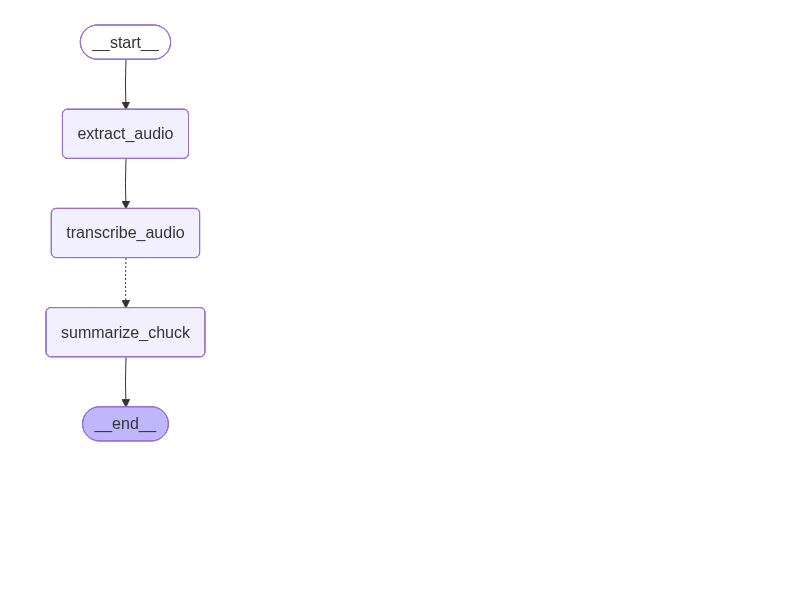
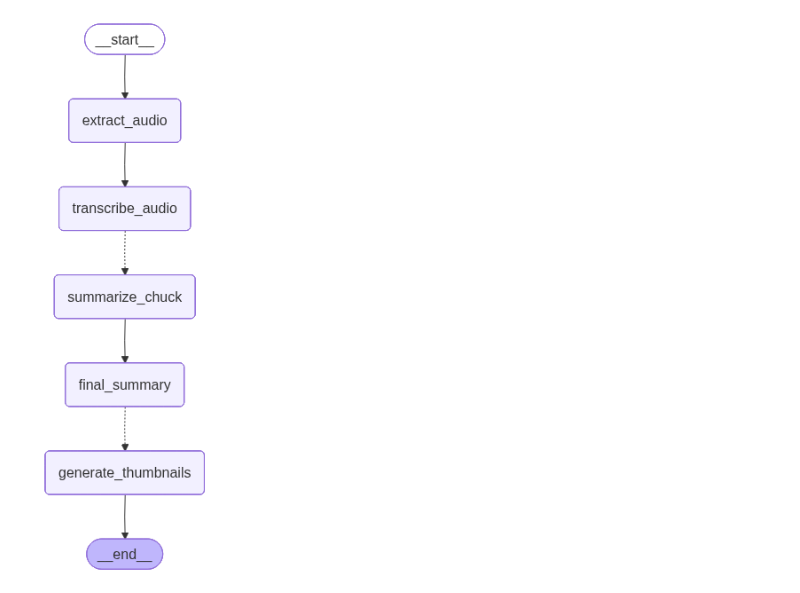
Before and after one commit to Jinwook-Song/ai_playground, a Jupyter notebook: youtube-thumbnail-maker/main.ipynb, the cells around one changed output. Saved outputs shown, nothing was run; the diff lists cells and outputs as text; code cells hidden in the pictures; blank space fills up the shorter version.

Commit message:
feat(youtube-thumbnail-maker): thumbnail & sketcher

```diff
--- a/youtube-thumbnail-maker/main.ipynb
+++ b/youtube-thumbnail-maker/main.ipynb
@@ -8,6 +8,7 @@ import textwrap
 from langchain.chat_models import init_chat_model
 from typing_extensions import Annotated
 import operator
+import base64
 
 llm = init_chat_model("openai:gpt-5-mini-2025-08-07")
 
@@ -17,6 +18,9 @@ class State(TypedDict):
     audio_file: str
     transcription: str
     summaries: Annotated[list[str], operator.add]
+    thnmbnail_prompts: Annotated[list[str], operator.add]
+    thnmbnail_sketches: Annotated[list[str], operator.add]
+    final_summary: str
 # %%
 def extract_audio(state: State):
     output_file = state["video_file"].replace(".mp4", ".mp3")
@@ -72,23 +143,29 @@ def summarize_chuck(chunk: dict):
 # %%
 graph_builder = StateGraph(State)
 
 graph_builder.add_node("extract_audio", extract_audio)
 graph_builder.add_node("transcribe_audio", transcribe_audio)
 graph_builder.add_node("summarize_chuck", summarize_chuck)
+graph_builder.add_node("final_summary", final_summary)
+graph_builder.add_node("generate_thumbnails", generate_thumbnails)
 
 
 graph_builder.add_edge(START, "extract_audio")
 graph_builder.add_edge("extract_audio", "transcribe_audio")
 graph_builder.add_conditional_edges(
     "transcribe_audio", dispatch_summarizers, ["summarize_chuck"]
 )
-graph_builder.add_edge("summarize_chuck", END)
+graph_builder.add_edge("summarize_chuck", "final_summary")
+graph_builder.add_conditional_edges(
+    "final_summary", dispatch_artists, ["generate_thumbnails"]
+)
+graph_builder.add_edge("generate_thumbnails", END)
 
 graph = graph_builder.compile()
 
 graph
 # %% [output]
-[figure, old version]
+[figure, new version]
 # %%
 graph.invoke({"video_file": "cpr_education.mp4"})
 # %% [output]
```
Also changed, not shown: parts of 2 cells of this notebook, 1 other file.
